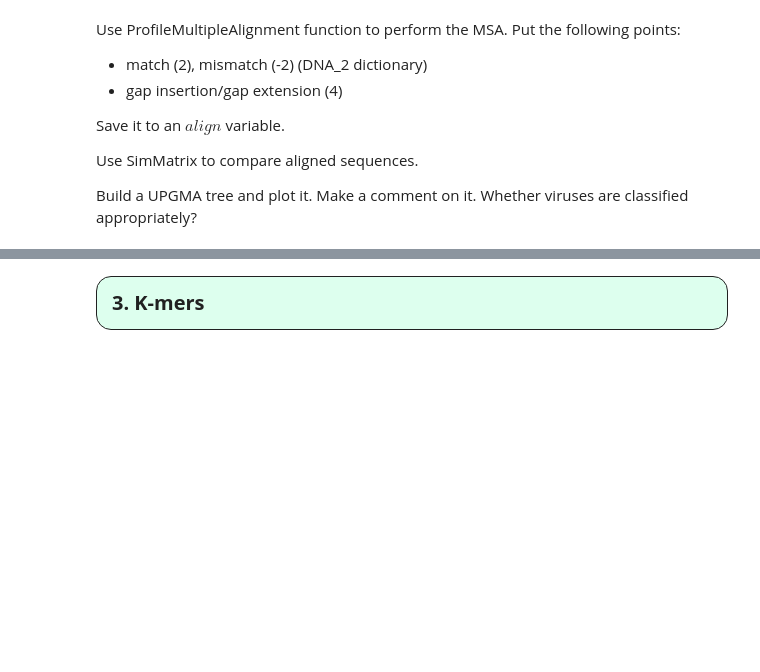
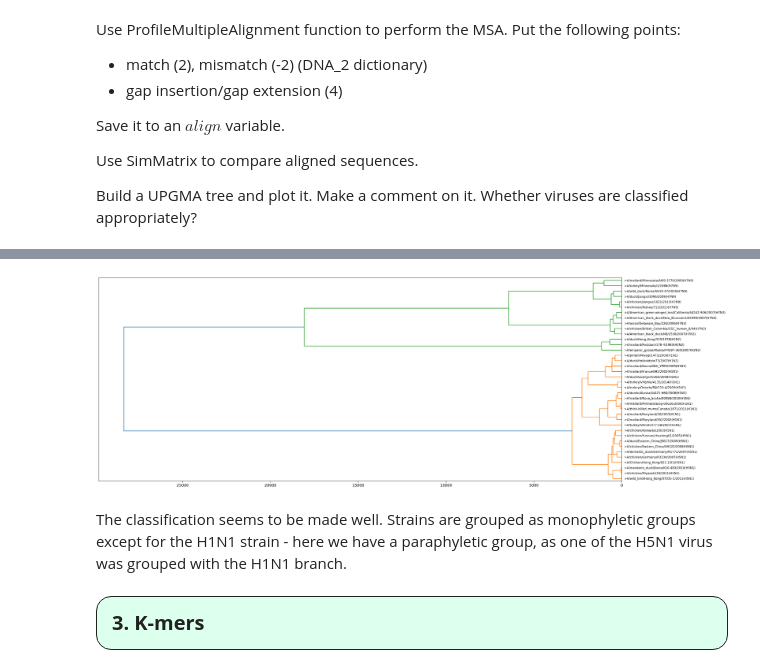
Before and after one commit to Marczak-J/Influenza, a Jupyter notebook: INFLUENZA.ipynb, the cells around one changed output, grey strips where cells are left out. Saved outputs shown, nothing was run; the diff lists cells and outputs as text; code cells hidden in the pictures; blank space fills up the shorter version.

```diff
--- a/INFLUENZA.ipynb
+++ b/INFLUENZA.ipynb
@@ -50,3 +50,5 @@ Save it to an $align$ variable.
 Use SimMatrix to compare aligned sequences.
 
 Build a UPGMA tree and plot it. Make a comment on it. Whether viruses are classified appropriately?
+# %%
+align = ProfileMultipleAlignment(sequences, insert=4, extend=4)
@@ -53,3 +65,19 @@ Build a UPGMA tree and plot it. Make a comment on it. Whether viruses are classi
+# %%
+import numpy as np
+import matplotlib.pyplot as plt
+from scipy.cluster.hierarchy import dendrogram, linkage #to generate a tree
+from scipy.spatial.distance import pdist  #to prepare an approprite format
+
+X = pdist(SimMatrix(align))
+dist = linkage(X, method="average")  #average = UPGMA method
+# %%
+fig = plt.figure(figsize=(25, 10), dpi=300)
+dn = dendrogram(dist, labels = IDS, orientation = "left")
+plt.show()
+# %% [output]
+[figure, added]
+# %% [markdown]
+The classification seems to be made well. Strains are grouped as monophyletic groups except for the H1N1 strain - here we have a paraphyletic group, as one of the H5N1 virus was grouped with the H1N1 branch.
 # %% [markdown]
 <p style="font-size:15pt;font-weight:bold;border:1px solid;border-color:#aabbcc;padding:15px;background:#ddffee;border-radius:15px">3. K-mers </p>
 # %%
```
Also changed, not shown: parts of 1 cell of this notebook.
